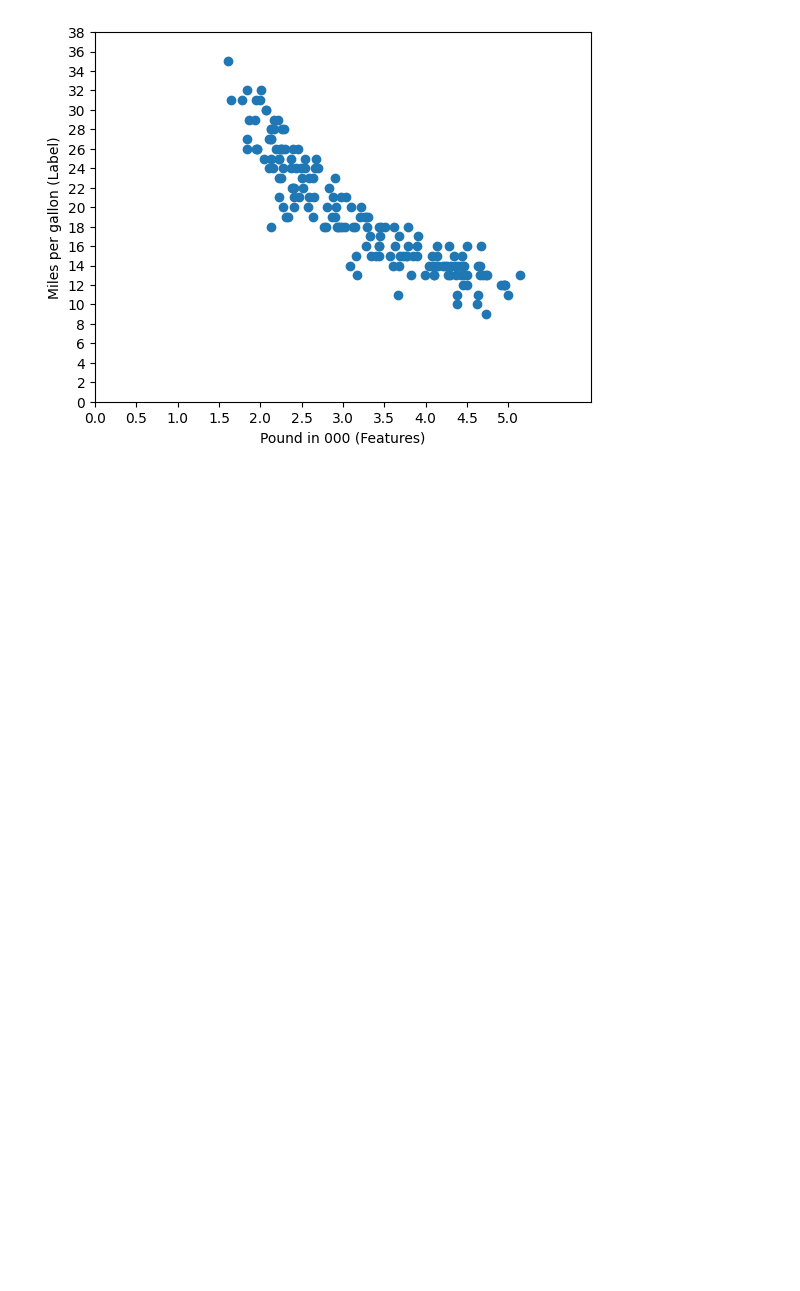
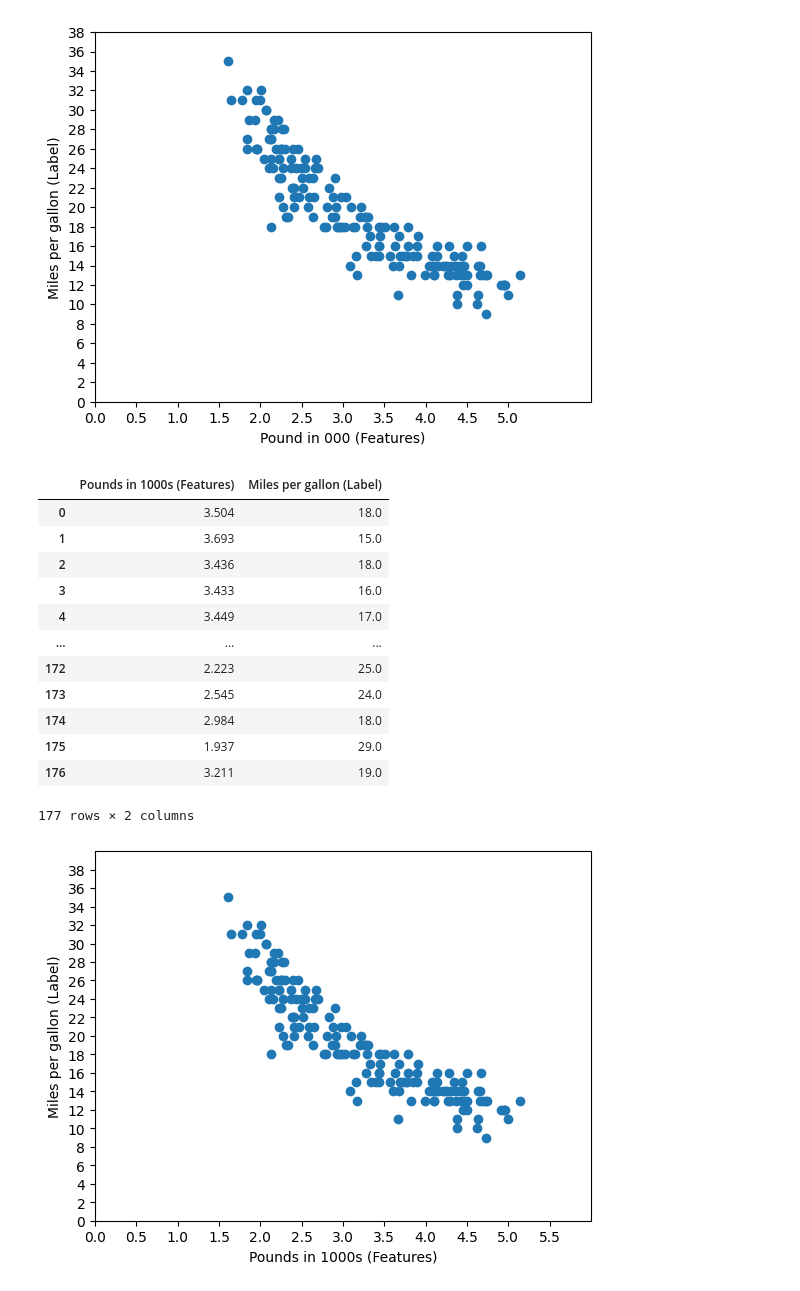
Before and after one commit to Znixz/haidezlair, a Jupyter notebook: ML_Playground.ipynb, the cells around one changed output. Cells and saved outputs as stored; diff of their text form; code cells hidden in the pictures; blank space fills up the shorter version.

```diff
--- a/ML_Playground.ipynb
+++ b/ML_Playground.ipynb
@@ -131,3 +131,34 @@ plt.show()
 | 176 | 3.211 | 19.0 |
 177 rows × 2 columns
 [figure]
+# %%
+RX = (x[["weight"]]/1000).rename(columns={"weight": "Pounds in 1000s (Features)"})
+RY = (y[["mpg"]]).rename(columns={"mpg": "Miles per gallon (Label)"})
+table_RXRY = pd.concat([RX, RY], axis=1)
+
+rsample = table_RXRY.head(177)
+display(rsample)
+
+plt.scatter(rsample["Pounds in 1000s (Features)"], rsample["Miles per gallon (Label)"])
+plt.xlabel("Pounds in 1000s (Features)")
+plt.xlim(0, 6)
+plt.xticks(np.arange(0.0,6.0,0.5))
+plt.ylabel("Miles per gallon (Label)")
+plt.ylim(0, 40)
+plt.yticks(np.arange(0, 40, 2))
+plt.show()
+# %% [output]
+|  | Pounds in 1000s (Features) | Miles per gallon (Label) |
+| 0 | 3.504 | 18.0 |
+| 1 | 3.693 | 15.0 |
+| 2 | 3.436 | 18.0 |
+| 3 | 3.433 | 16.0 |
+| 4 | 3.449 | 17.0 |
+| ... | ... | ... |
+| 172 | 2.223 | 25.0 |
+| 173 | 2.545 | 24.0 |
+| 174 | 2.984 | 18.0 |
+| 175 | 1.937 | 29.0 |
+| 176 | 3.211 | 19.0 |
+177 rows × 2 columns
+[figure, added]
```
Also changed, not shown: parts of 2 cells of this notebook.
